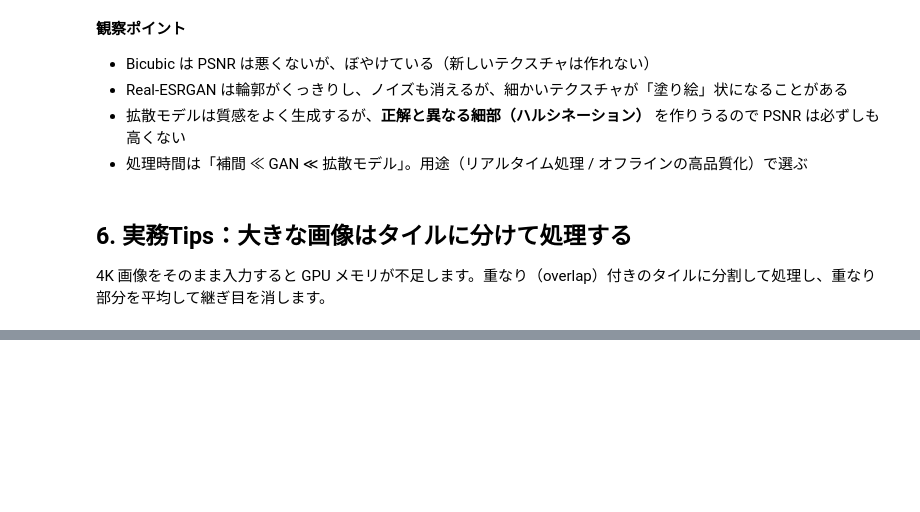
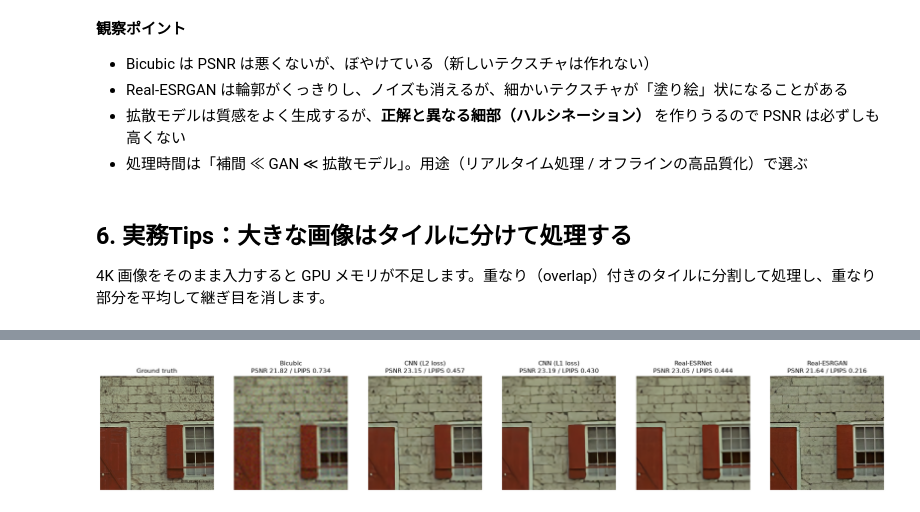
Before and after one commit to takeshi-nagata-mgu/genai-image-restoration-seminar, a Jupyter notebook: notebooks_executed/03_super_resolution.ipynb, the cells around one changed output, grey strips where cells are left out. Saved outputs shown, nothing was run; the diff lists cells and outputs as text; code cells hidden in the pictures; blank space fills up the shorter version.

```diff
--- a/notebooks_executed/03_super_resolution.ipynb
+++ b/notebooks_executed/03_super_resolution.ipynb
@@ -305,0 +311,90 @@ tiled SR (256, 256) -> (1024, 1024): 0.09s
+# %%
+RUN_L1L2 = True
+L12_ITERS = 50000
+if RUN_L1L2:
+    import glob, zipfile, cv2, lpips
+    import torch.nn as nn, torch.nn.functional as nnF
+    class RB(nn.Module):
+        def __init__(s, c): super().__init__(); s.b = nn.Sequential(nn.Conv2d(c, c, 3, 1, 1), nn.ReLU(True), nn.Conv2d(c, c, 3, 1, 1))
+        def forward(s, x): return x + s.b(x)
+    class SRResNet(nn.Module):
+        def __init__(s, c=64, n=16):
+            super().__init__()
+            s.head = nn.Conv2d(3, c, 3, 1, 1); s.body = nn.Sequential(*[RB(c) for _ in range(n)], nn.Conv2d(c, c, 3, 1, 1))
+            s.up = nn.Sequential(nn.Conv2d(c, 4 * c, 3, 1, 1), nn.PixelShuffle(2), nn.ReLU(True),
+                                 nn.Conv2d(c, 4 * c, 3, 1, 1), nn.PixelShuffle(2), nn.ReLU(True), nn.Conv2d(c, 3, 3, 1, 1))
+        def forward(s, x):
+            h = s.head(x); return s.up(h + s.body(h)) + nnF.interpolate(x, scale_factor=4, mode="bilinear", align_corners=False)
+
+    def degrade_t(hr, g):                                      # 学習用の劣化：縦横 1/4（bicubic）＋ノイズ σ=5 → 8 bit
+        lr = nnF.interpolate(hr, scale_factor=0.25, mode="bicubic", antialias=True, align_corners=False)
+        lr = lr + torch.randn(lr.shape, generator=g, device=lr.device) * 5 / 255
+        return (lr.clamp(0, 1) * 255).round() / 255
+
+    def train_srresnet(loss_name, iters):
+        path = os.path.join(WEIGHTS_DIR, f"srresnet_{loss_name}.pth")
+        net = SRResNet().to(DEVICE).to(memory_format=torch.channels_last)
+        if os.path.exists(path):
+            net.load_state_dict(torch.load(path, map_location=DEVICE)); print(f"{loss_name}: 学習済みの重みを読み込みました（{path}）")
+            return net.eval()
+        ddir = os.path.join("data", "DIV2K_valid_HR")
+        if not os.path.exists(ddir):
+            os.makedirs("data", exist_ok=True)
+            zipfile.ZipFile(download("https://data.vision.ee.ethz.ch/cvl/DIV2K/DIV2K_valid_HR.zip")).extractall("data")   # 約 450 MB
+        imgs = [torch.from_numpy(np.asarray(Image.open(f).convert("RGB"))).permute(2, 0, 1).to(DEVICE) for f in sorted(glob.glob(os.path.join(ddir, "*.png")))]
+        torch.manual_seed(0); g = torch.Generator(device=DEVICE).manual_seed(0); rs = np.random.default_rng(0)
+        opt = torch.optim.Adam(net.parameters(), 2e-4)
+        sched = torch.optim.lr_scheduler.CosineAnnealingLR(opt, iters, 1e-6)
+        crit = nn.MSELoss() if loss_name == "l2" else nn.L1Loss()
+        bf16 = torch.cuda.is_bf16_supported()                  # T4 は bfloat16 が使えないので float16 ＋ 損失のスケーリング
+        scaler = torch.amp.GradScaler(enabled=not bf16)
+        B, Pz = 16, 192; t0 = time.time()
+        for it in range(1, iters + 1):
+            batch = []
+            for _ in range(B):
+                im = imgs[rs.integers(len(imgs))]; y0 = rs.integers(im.shape[1] - Pz); x0 = rs.integers(im.shape[2] - Pz)
+                p = im[:, y0:y0 + Pz, x0:x0 + Pz]
+                if rs.random() < 0.5: p = p.flip(2)
+                if rs.random() < 0.5: p = p.transpose(1, 2)
+                batch.append(p)
+            hr_b = torch.stack(batch).float() / 255
+            with torch.autocast("cuda", torch.bfloat16 if bf16 else torch.float16):
+                sr_b = net(degrade_t(hr_b, g).contiguous(memory_format=torch.channels_last))
+            loss = crit(sr_b.float(), hr_b)
+            opt.zero_grad(set_to_none=True); scaler.scale(loss).backward(); scaler.step(opt); scaler.update(); sched.step()
+            if it % 5000 == 0:
+                print(f"{loss_name} it {it} loss {loss.item():.5f} ({time.time()-t0:.0f}s)")
+        torch.save(net.state_dict(), path)
+        del imgs; return net.eval()
+
+    cnn = {k: train_srresnet(k, L12_ITERS) for k in ("l2", "l1")}
+    esrnet = load_spandrel("https://github.com/xinntao/Real-ESRGAN/releases/download/v0.1.1/RealESRNet_x4plus.pth")
+
+    def degrade_pil(hr_, seed=0):                              # 評価用の劣化（学習と同じ：1/4 ＋ ノイズ σ=5）
+        lr_ = hr_.resize((hr_.width // 4, hr_.height // 4), Image.BICUBIC)
+        a = np.clip(np.asarray(lr_, np.float32) / 255 + np.random.default_rng(seed).normal(0, 5 / 255, (lr_.height, lr_.width, 3)), 0, 1)
+        return Image.fromarray((a * 255).round().astype(np.uint8))
+    @torch.no_grad()
+    def run_net(net, lr_):
+        y = net(to_tensor(lr_).to(DEVICE))
+        return Image.fromarray((y[0].float().clamp(0, 1).permute(1, 2, 0).cpu().numpy() * 255).round().astype(np.uint8))
+    lp = lpips.LPIPS(net="alex", verbose=False)
+    lpd = lambda a, b: lp(to_tensor(a) * 2 - 1, to_tensor(b) * 2 - 1).item()
+    ps = lambda a, b: cv2.PSNR(np.asarray(a), np.asarray(b))
+    nets = {"CNN (L2 loss)": cnn["l2"], "CNN (L1 loss)": cnn["l1"], "Real-ESRNet": esrnet, "Real-ESRGAN": esrgan}
+    acc = {k: [] for k in ["Bicubic"] + list(nets)}
+    for i in range(1, 25):                                     # Kodak 24 枚の平均
+        hr_ = Image.open(download(f"https://r0k.us/graphics/kodak/kodak/kodim{i:02d}.png")).convert("RGB"); lr_ = degrade_pil(hr_)
+        bic = lr_.resize(hr_.size, Image.BICUBIC); acc["Bicubic"].append((ps(bic, hr_), lpd(bic, hr_)))
+        for k, n in nets.items():
+            o_ = run_net(n, lr_); acc[k].append((ps(o_, hr_), lpd(o_, hr_)))
+    print("Kodak 24 枚の平均")
+    for k, v in acc.items():
+        v = np.array(v); print(f"  {k:16s} PSNR {v[:, 0].mean():.2f} dB  LPIPS {v[:, 1].mean():.3f}")
+
+    hr_ = Image.open(download("https://r0k.us/graphics/kodak/kodak/kodim01.png")).convert("RGB"); lr_ = degrade_pil(hr_)
+    box_w = (250, 150, 506, 406)                               # 石の壁
+    ims = [("Ground truth", hr_), ("Bicubic", lr_.resize(hr_.size, Image.BICUBIC))] + [(k, run_net(n, lr_)) for k, n in nets.items()]
+    show([im.crop(box_w) for _, im in ims],
+         [k if k == "Ground truth" else f"{k}\nPSNR {ps(im, hr_):.2f} / LPIPS {lpd(im, hr_):.3f}" for k, im in ims], size=3.3)
+# %% [output]
@@ -305,0 +410 @@ tiled SR (256, 256) -> (1024, 1024): 0.09s
+[figure, added]
```
Also changed, not shown: parts of 8 cells of this notebook, 14 other files.
